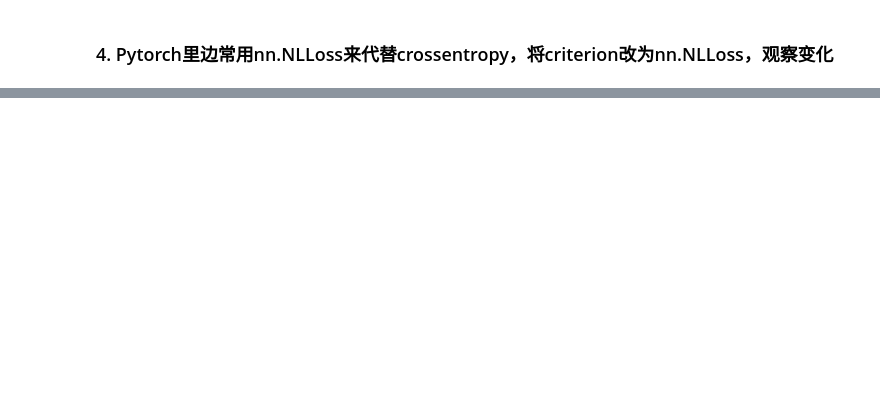
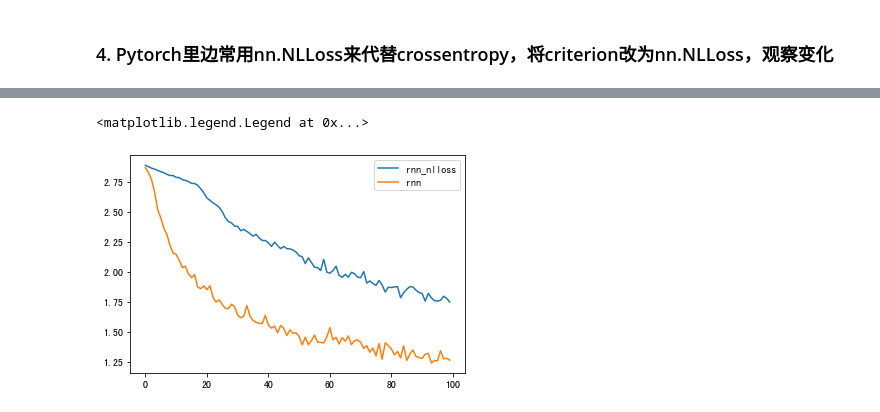
Before and after one commit to hotbaby/kkb, a Jupyter notebook: nlp-2019-autumn/lecture07/Assignment-07.ipynb, the cells around one changed output, grey strips where cells are left out. Cells and saved outputs as stored; diff of their text form; code cells hidden in the pictures; blank space fills up the shorter version.

```diff
--- a/nlp-2019-autumn/lecture07/Assignment-07.ipynb
+++ b/nlp-2019-autumn/lecture07/Assignment-07.ipynb
@@ -633,0 +808,27 @@ TODO
+# %%
+n_iters = 100000
+learning_rate = 1e-3
+
+class RNNNLoss(nn.Module):
+    def __init__(self, input_size, hidden_size, output_size):
+        super(RNNNLoss, self).__init__()
+
+        self.hidden_size = hidden_size
+        self.i2h = nn.Linear(input_size + hidden_size, hidden_size)
+        self.i2o = nn.Linear(input_size + hidden_size, output_size)
+        self.softmax = nn.LogSoftmax(dim=1)
+
+    def forward(self, input, hidden):
+        combined = torch.cat((input, hidden), 1)
+        hidden = self.i2h(combined)
+        output = self.i2o(combined)
+        output = self.softmax(output)
+        return output, hidden
+
+
+    def init_hidden(self):
+        return torch.zeros(1, self.hidden_size)
+
+
+rnn_nlloss_model = RNNNLoss(n_letters, 128, n_categories)
+rnn_nlloss_lossess = train_nn(rnn_nlloss_model, nn.NLLLoss(), n_iters=n_iters, learning_rate=learning_rate)
@@ -633,0 +853,7 @@ TODO
+# %%
+plt.plot(rnn_nlloss_lossess, label='rnn_nlloss')
+plt.plot(rnn_losses, label='rnn')
+plt.legend()
+# %% [output]
+<matplotlib.legend.Legend at 0x...>
+[figure, added]
```
Also changed, not shown: parts of 35 cells of this notebook, 2 other files.
